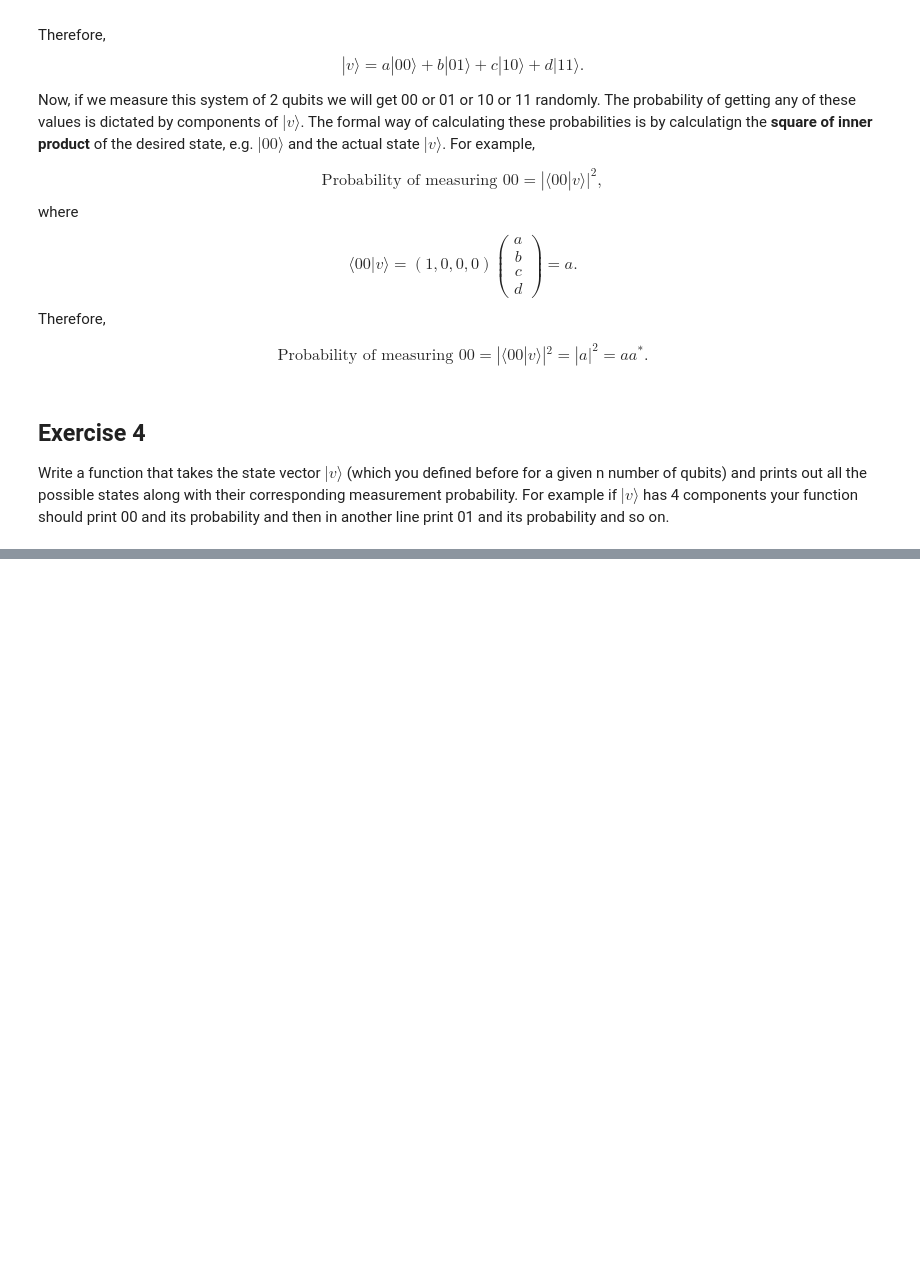
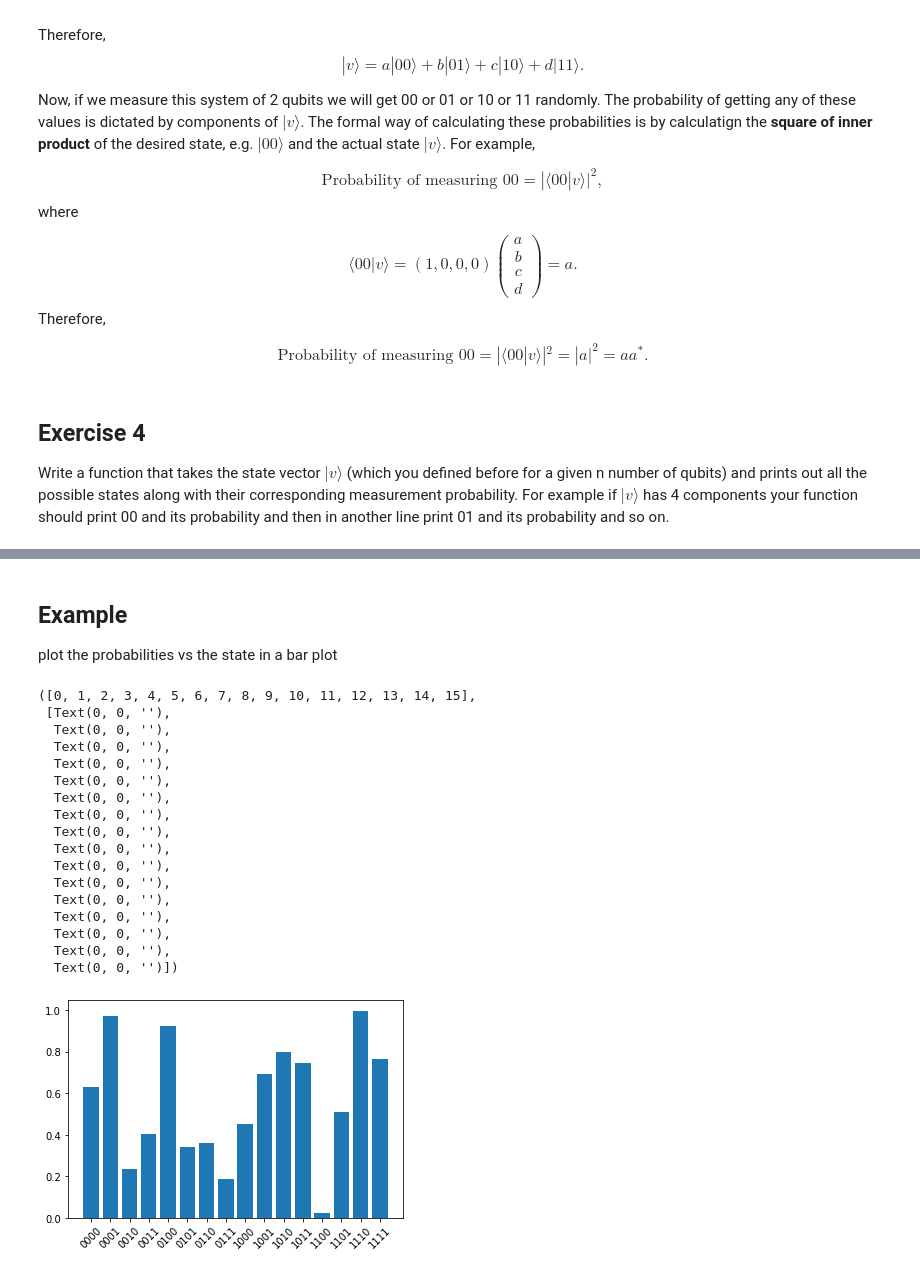
Before and after one commit to ShabaniLab/q-camp, a Jupyter notebook: notebooks/intro-qubits.ipynb, the cells around one changed output, grey strips where cells are left out. Drawn from its saved outputs; the diff is of its cells as text; code cells hidden in the pictures; blank space fills up the shorter version.

```diff
--- a/notebooks/intro-qubits.ipynb
+++ b/notebooks/intro-qubits.ipynb
@@ -9,5 +9,7 @@ First, let's make sure we have the `numpy` library imported.
 ## Exercise 1
 Define a complex-valued vector $|v\rangle$ which will represent the state of $n$ qubits. Start with finding the size of the vector. How many components should $|v\rangle$ have? Remember, for 1 qubit $|v\rangle$ has 2 components (representing 0 and 1), for 2 qubits $|v\rangle$ has 4 components (which represent 4 possibilities 00, 01, 10, and 11). You can define n as a variable, initialize it, and then write everything in terms of n.
 # %%
-# n =
-# v =
+n = 4
+dimension = 2**n
+v = np.zeros(dimension, dtype=np.complex128)
+print(np.shape(v))
@@ -15,5 +19,12 @@ Define a complex-valued vector $|v\rangle$ which will represent the state of $n$
 ## Exercise 2
 Assign random numbers (let's say between 0 and 1) to the components of $|v\rangle$. Now calculate the norm (magnitude) of $|v\rangle$. Remeber that $|v\rangle$ is a complex-valued vector so you need to be careful about implementing the definition of norm $\sqrt{\langle v|v\rangle}$. Run the code multiple times. You should get different values each time.
 # %%
-# assign random numbers to v
+real = np.random.rand(dimension)
+imag = np.random.rand(dimension)
+v = real + 1j*imag
+
 # calculate norm of v
+def norm(v):
+    norm = np.sqrt(np.dot(np.conjugate(v), v))
+    return norm
+print(norm(v))
@@ -21,4 +34,8 @@ Assign random numbers (let's say between 0 and 1) to the components of $|v\rangl
 ## Exercise 3
 In quantum physics, state vectors (such as $|v\rangle$) should be normalized, meaning that their norm should be equal to 1. Make sure every random vector your code generates has a norm equal to 1.
 # %%
-# normalize v
+v_normalized = v/norm(v)
+print(v)
+print(v_normalized)
+print(norm(v))
+print(norm(v_normalized))
@@ -58,0 +117,34 @@ Write a function that takes the state vector $|v\rangle$ (which you defined befo
+# %% [markdown]
+## Example
+plot the probabilities vs the state in a bar plot
+# %%
+import matplotlib.pyplot as plt
+
+states = []
+for i in range(len(v)):
+    s = "{0:04b}".format(i)
+    states.append(s)
+
+prob = list(np.real(np.conjugate(v_normalized)*v_normalized))
+
+plt.bar(states, v)
+plt.xticks(rotation=45)
+# %% [output]
+([0, 1, 2, 3, 4, 5, 6, 7, 8, 9, 10, 11, 12, 13, 14, 15],
+ [Text(0, 0, ''),
+  Text(0, 0, ''),
+  Text(0, 0, ''),
+  Text(0, 0, ''),
+  Text(0, 0, ''),
+  Text(0, 0, ''),
+  Text(0, 0, ''),
+  Text(0, 0, ''),
+  Text(0, 0, ''),
+  Text(0, 0, ''),
+  Text(0, 0, ''),
+  Text(0, 0, ''),
+  Text(0, 0, ''),
+  Text(0, 0, ''),
+  Text(0, 0, ''),
+  Text(0, 0, '')])
+[figure, added]
```
Also changed, not shown: parts of 15 cells of this notebook, 4 other files.
